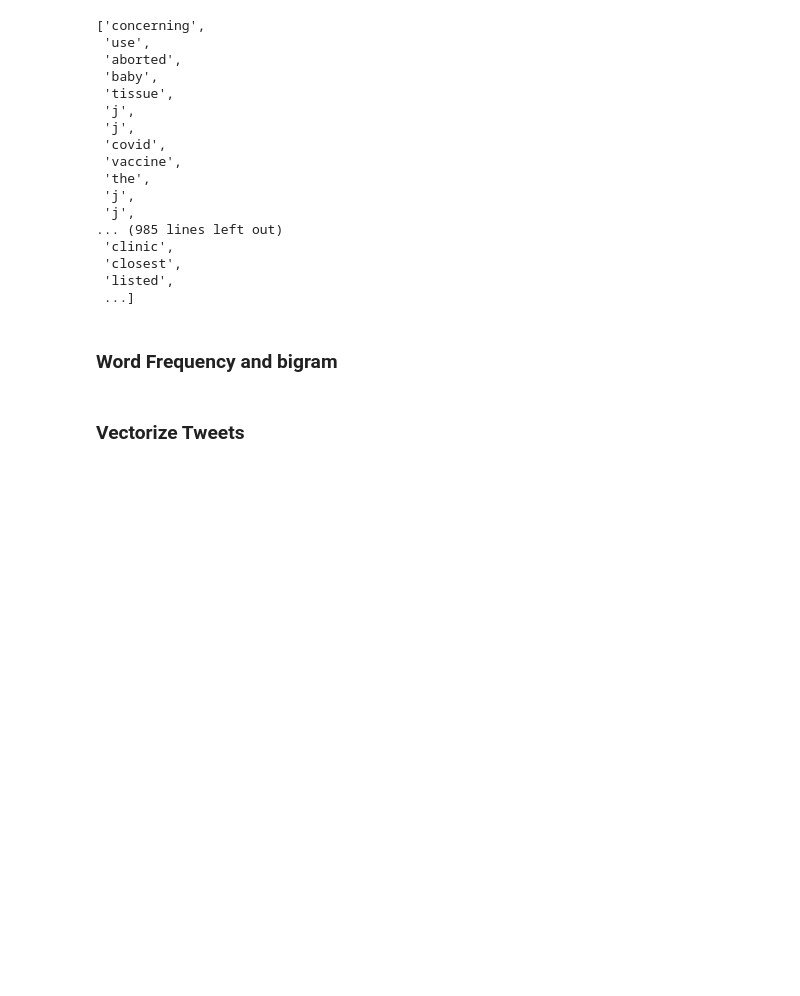
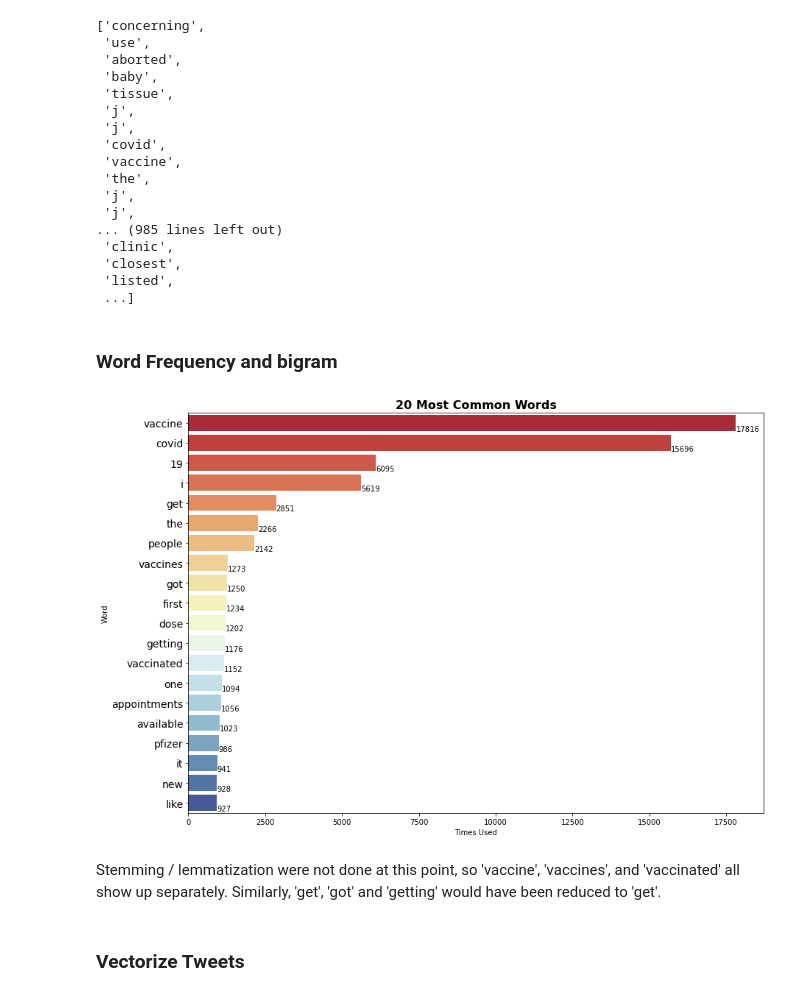
Before and after one commit to cassnutt/worldwide_covid19_vaccines, a Jupyter notebook: Twitter Workbook.ipynb, the cells around one changed output. Drawn from its saved outputs; the diff is of its cells as text; code cells hidden in the pictures; blank space fills up the shorter version.

```diff
--- a/Twitter Workbook.ipynb
+++ b/Twitter Workbook.ipynb
@@ -802,7 +802,50 @@ stopped_data
 ### Word Frequency and bigram
 # %%
 words_freq = FreqDist(stopped_data)
-words_freq.most_common(20)
+freq_words_20 = words_freq.most_common(20)
+# %%
+# function to show numbers on plot
+def show_values_on_bars(axs, h_v="v", space=0.4):
+    def _show_on_single_plot(ax):
+        if h_v == "v":
+            for p in ax.patches:
+                _x = p.get_x() + p.get_width() / 2
+                _y = p.get_y() + p.get_height()
+                value = int(p.get_height())
+                ax.text(_x, _y, value, ha="center")
+        elif h_v == "h":
+            for p in ax.patches:
+                _x = p.get_x() + p.get_width() + float(space)
+                _y = p.get_y() + p.get_height()
+                value = int(p.get_width())
+                ax.text(_x, _y, value, ha="left")
+
+    if isinstance(axs, np.ndarray):
+        for idx, ax in np.ndenumerate(axs):
+            _show_on_single_plot(ax)
+    else:
+        _show_on_single_plot(axs)
+# %%
+# separate elements to plot
+x_val = [x[0] for x in freq_words_20]
+y_val = [x[1] for x in freq_words_20]
+
+# plot 20 most frequent words
+plt.figure(figsize= (14, 10))
+graph = sns.barplot(y = x_val, x= y_val, palette= 'RdYlBu')
+
+# function used to show counts on plot
+show_values_on_bars(graph, 'h', 0.3)
+
+plt.title('20 Most Common Words', fontsize = 16, fontweight= 'bold')
+plt.xlabel('Times Used')
+plt.yticks(fontsize= 14)
+plt.ylabel('Word')
+plt.show()
+# %% [output]
+[figure, added]
+# %% [markdown]
+Stemming / lemmatization were not done at this point, so 'vaccine', 'vaccines', and 'vaccinated' all show up separately. Similarly, 'get', 'got' and 'getting' would have been reduced to 'get'.
 # %%
 #bigrams
 bigram_measures = nltk.collocations.BigramAssocMeasures()
```
Also changed, not shown: parts of 11 cells of this notebook, 2 other files.
